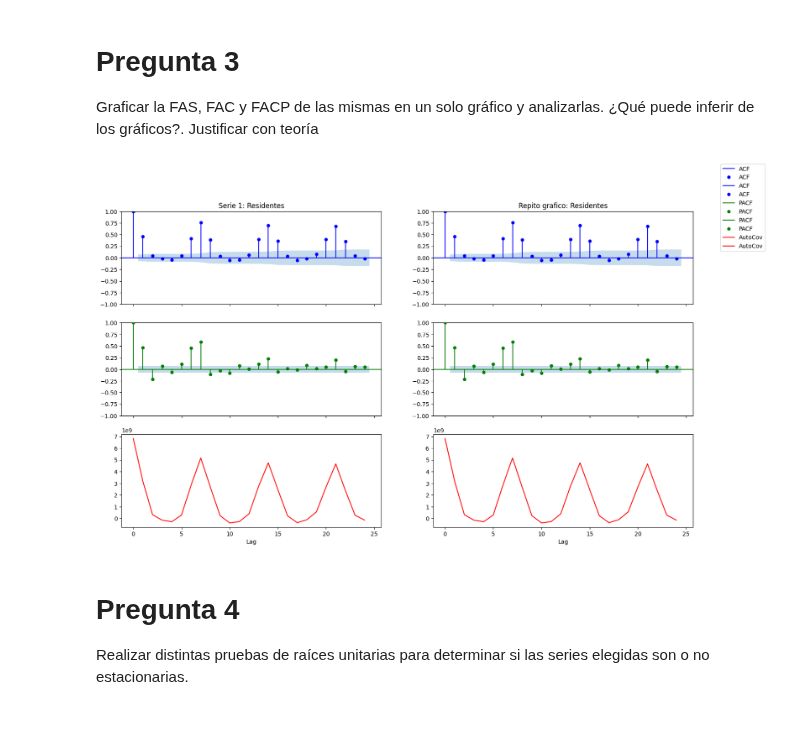
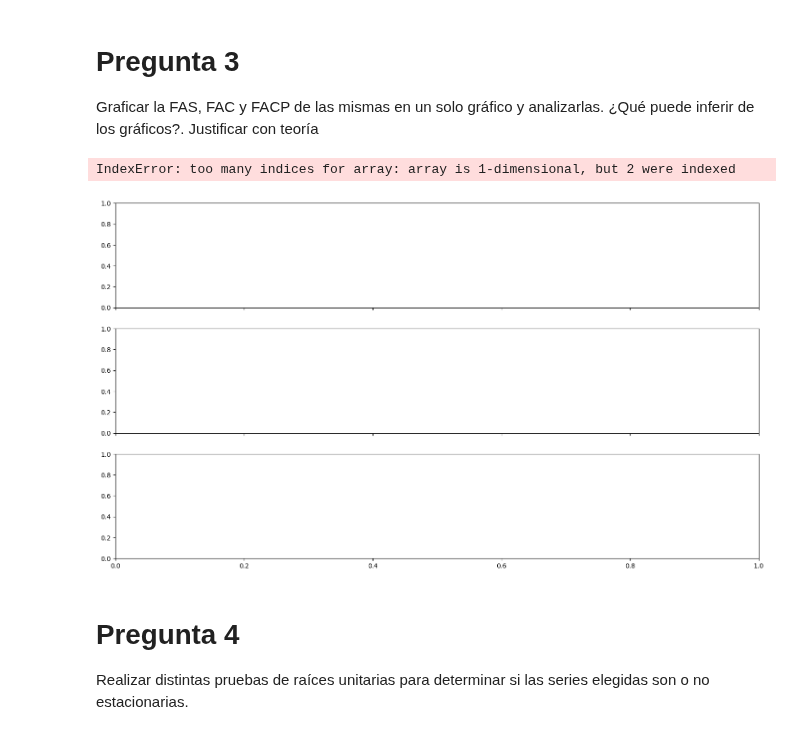
Before and after one commit to rstvz90/AST_G4, a Jupyter notebook: tp1_pasajeros.ipynb, the cells around one changed output. Drawn from its saved outputs; the diff is of its cells as text; code cells hidden in the pictures.

```diff
--- a/tp1_pasajeros.ipynb
+++ b/tp1_pasajeros.ipynb
@@ -66,3 +66,12 @@ pasajeros_d.describe()
 | 50% | 177094.000000 |
 | 75% | 248874.000000 |
 | max | 319953.000000 |
+# %%
+# Para la fecha jueves 13 de octubre del 2022, se observa el valor de 1 y para corregir este dato se optó por sacar el promedio del miércoles y viernes.
+
+# Encontrar el índice correspondiente a '2022-10-13' sin la parte de la hora
+index_to_replace = pasajeros_d.index.get_loc('2022-10-13T00:00:00.000', method='nearest')
+
+# Resto del código para calcular el promedio y reemplazar el valor
+average_value = (pasajeros_d.iloc[index_to_replace - 1, 0] + pasajeros_d.iloc[index_to_replace + 1, 0]) / 2
+pasajeros_d.iloc[index_to_replace, 0] = average_value
@@ -98,9 +109,10 @@ pasajeros_d.pas.plot(figsize=(35,8), title = 'Serie original');
 Graficar la FAS, FAC y FACP de las mismas en un solo gráfico y analizarlas. ¿Qué puede inferir de los gráficos?. Justificar con teoría
 # %%
 # Grafica diferentes funciones de la serie Pasajeros
-autocov_autocorr(pasajeros_d, pasajeros_d, 24)
+autocov_autocorr(pasajeros_d, 24)
 # %% [output]
+IndexError: too many indices for array: array is 1-dimensional, but 2 were indexed
-[figure, old version]
+[figure, new version]
 # %% [markdown]
 # Pregunta 4
 
```
Also changed, not shown: parts of 4 cells of this notebook.
